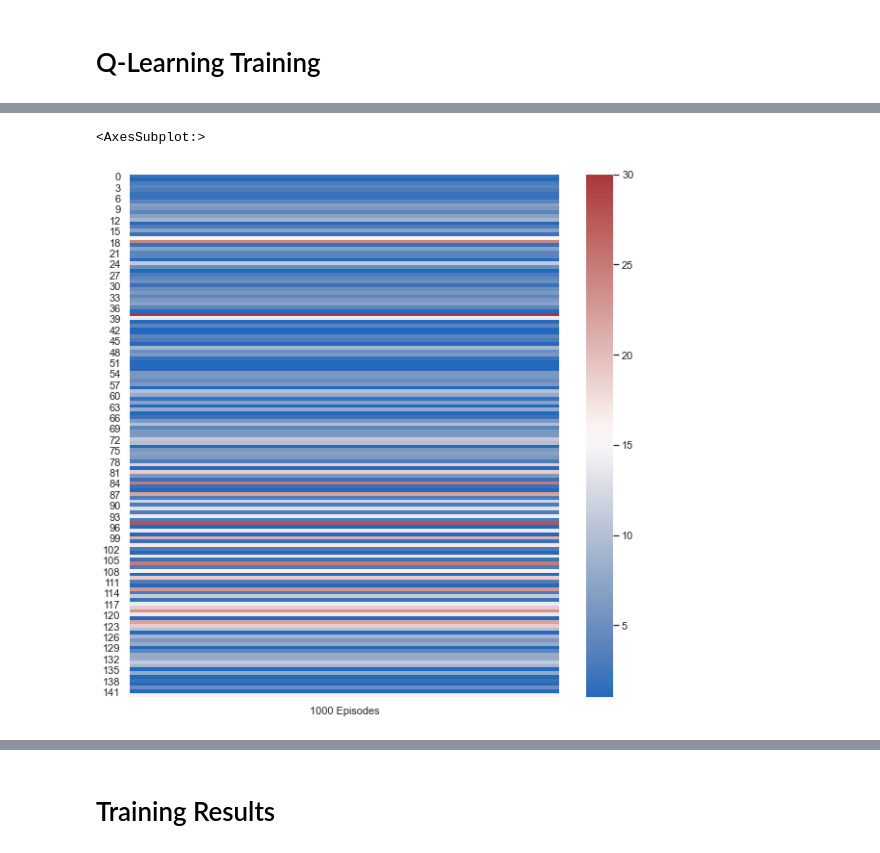
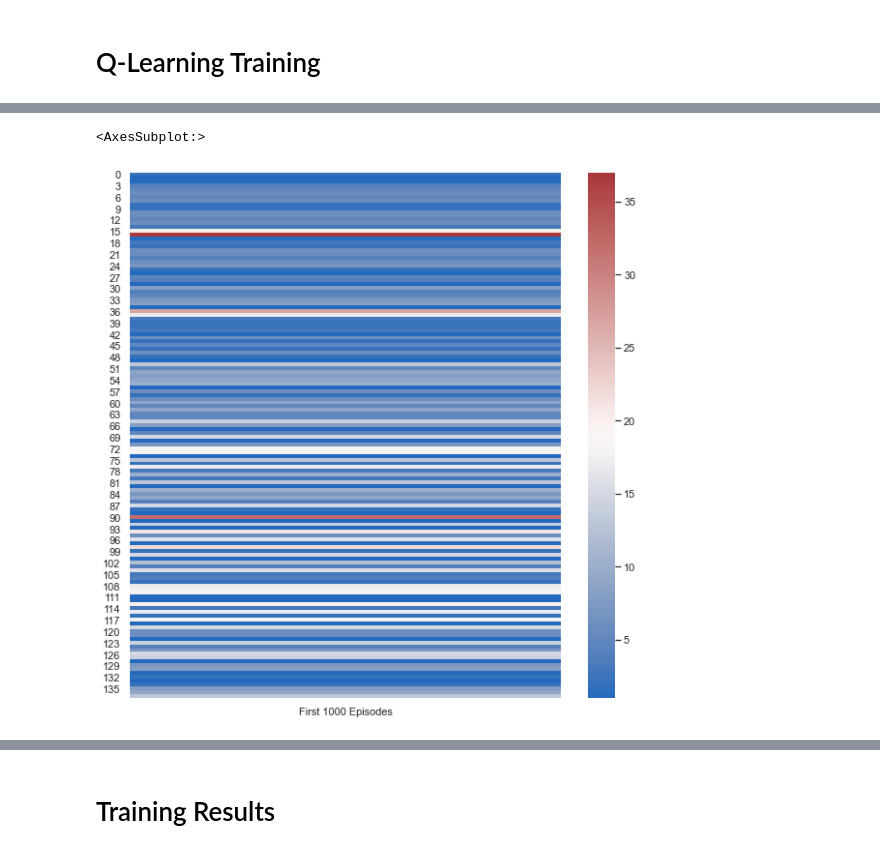
Before and after one commit to bernardosaab/INM707-Deep-Learning, a Jupyter notebook: INM7Coursework.ipynb, the cells around one changed output, grey strips where cells are left out. Saved outputs shown, nothing was run; the diff lists cells and outputs as text; code cells hidden in the pictures.

```diff
--- a/INM7Coursework.ipynb
+++ b/INM7Coursework.ipynb
@@ -501,7 +501,8 @@ pickup_epochs = []
 pickup_rewards = []
 open_epochs = []
 open_rewards = []
-state_count =[]
+state_count1000f =[]
+state_count1000l =[]
 
 env = MapWalkingEnv(N,M)
 
@@ -537,7 +538,7 @@ for i in range(1, episodes):
                     #Then calculate action_value for taking that action, this value in the Q matrix is a.k.a expected reward
                     action_value[action] = value
             #Once we know the expected rewards for all the valid actions we now take a greedy approach and
-            #Select the action which gives the maximum reward a.k.a Exploirting the learned values in the Q matrix
+            #Select the action which gives the maximum reward a.k.a Exploiting the learned values in the Q matrix
             action = np.random.choice(np.flatnonzero(action_value == action_value.max()))
 
         #Once we have selected an action we take it and observe the instant reward if there is one and the next state position
@@ -598,7 +599,15 @@ for i in range(1, episodes):
     dropoff_rewards.append(cumreward_dropoff)
     open_epochs.append(epochs_open)
     open_rewards.append(cumreward_open)
-    state_count.append(state)
+
+    if i < 1001:
+        state1000f=state
+
+    if i > 99000:
+        state1000l=state
+
+    state_count1000f.append(state1000f)
+    state_count1000l.append(state1000l)
 
     #outputs visual of the environment at every X episodes shwoing where the agent is
     if i % 100 == 0:
@@ -631,4 +648,5 @@ Wall time: 13min 5s
 # %%
 #run this twice and get two graphs out
-SC1000=np.unique(state_count, return_counts=True)
-SC100000=np.unique(state_count, return_counts=True)
+SC1000=np.unique(state_count1000f[0:1000], return_counts=True)
+SC100000=np.unique(state_count1000l[99000:], return_counts=True)
+SC100000
@@ -635,9 +679,9 @@ SC100000=np.unique(state_count, return_counts=True)
 # %%
-SCDF1000=pd.DataFrame(SC1000[1]).rename(columns={0:'1000 Episodes'})
+SCDF1000=pd.DataFrame(SC1000[1]).rename(columns={0:'First 1000 Episodes'})
 sns.set(font_scale=1)
 plt.figure(figsize=(10, 10))
 sns.heatmap(SCDF1000,  cmap= 'vlag')
 # %% [output]
 <AxesSubplot:>
-[figure, old version]
+[figure, new version]
 # %%
```
Also changed, not shown: parts of 11 cells of this notebook, 1 other file.
